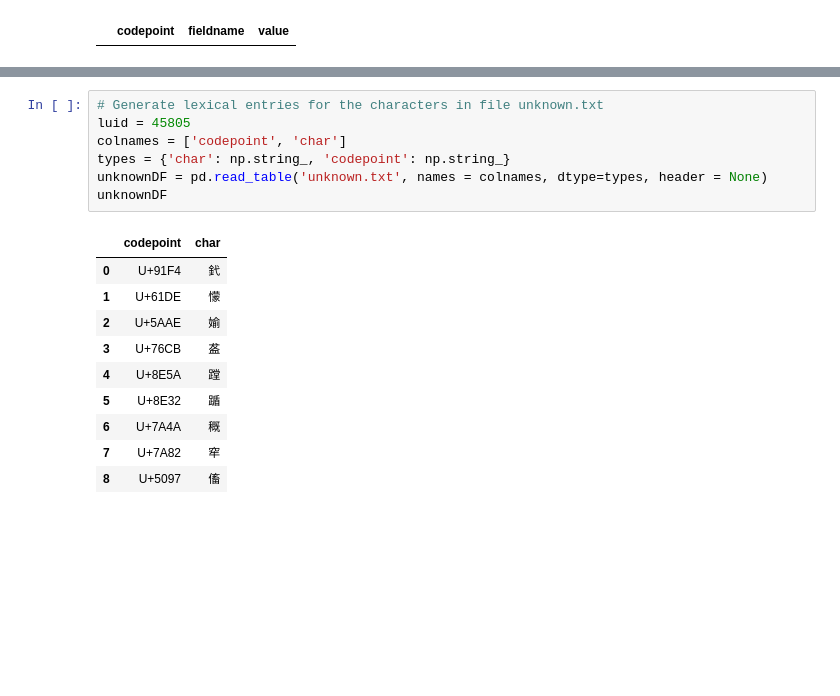
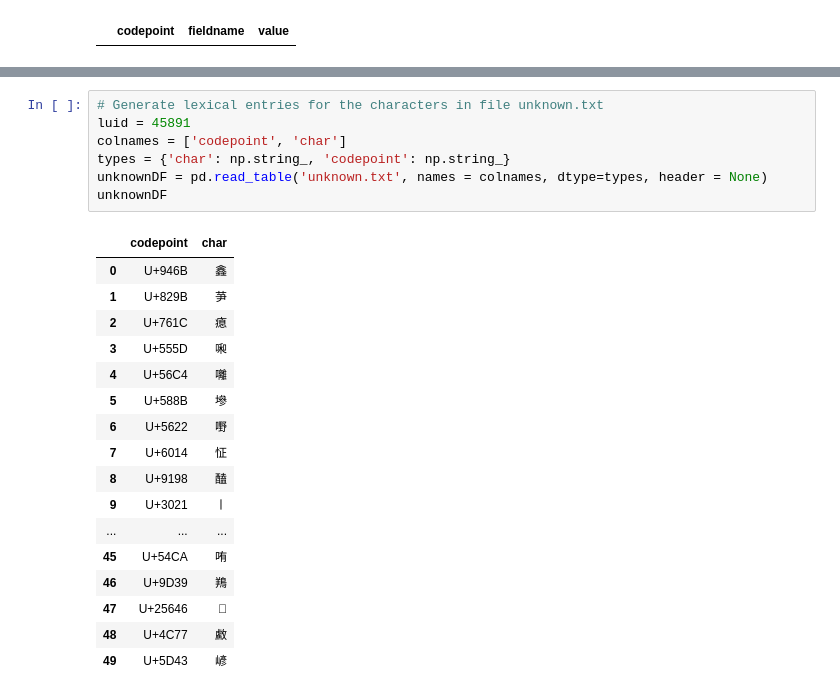
Before and after one commit to alexamies/chinesenotes.com, a Jupyter notebook: python/unihan.ipynb, the cells around one changed output, grey strips where cells are left out. Drawn from its saved outputs; the diff is of its cells as text; blank space fills up the shorter version.

```diff
--- a/python/unihan.ipynb
+++ b/python/unihan.ipynb
@@ -96,21 +100,28 @@ yì
 # %%
 # Generate lexical entries for the characters in file unknown.txt
-luid = 45805
+luid = 45891
 colnames = ['codepoint', 'char']
 types = {'char': np.string_, 'codepoint': np.string_}
 unknownDF = pd.read_table('unknown.txt', names = colnames, dtype=types, header = None)
 unknownDF
 # %% [output]
 |  | codepoint | char |
-| 0 | U+91F4 | 釴 |
-| 1 | U+61DE | 懞 |
-| 2 | U+5AAE | 媮 |
-| 3 | U+76CB | 盋 |
-| 4 | U+8E5A | 蹚 |
-| 5 | U+8E32 | 踲 |
-| 6 | U+7A4A | 穊 |
-| 7 | U+7A82 | 窂 |
-| 8 | U+5097 | 傗 |
+| 0 | U+946B | 鑫 |
+| 1 | U+829B | 芛 |
+| 2 | U+761C | 瘜 |
+| 3 | U+555D | 啝 |
+| 4 | U+56C4 | 囄 |
+| 5 | U+588B | 墋 |
+| 6 | U+5622 | 嘢 |
+| 7 | U+6014 | 怔 |
+| 8 | U+9198 | 醘 |
+| 9 | U+3021 | 〡 |
+| ... | ... | ... |
+| 45 | U+54CA | 哊 |
+| 46 | U+9D39 | 鴹 |
+| 47 | U+25646 | 𥙆 |
+| 48 | U+4C77 | 䱷 |
+| 49 | U+5D43 | 嵃 |
 # %%
 unknownReadings = pd.merge(unknownDF, readings, on = "codepoint")
 unknownReadings.set_index("codepoint")
```
Also changed, not shown: parts of 9 cells of this notebook, 2 other files.
